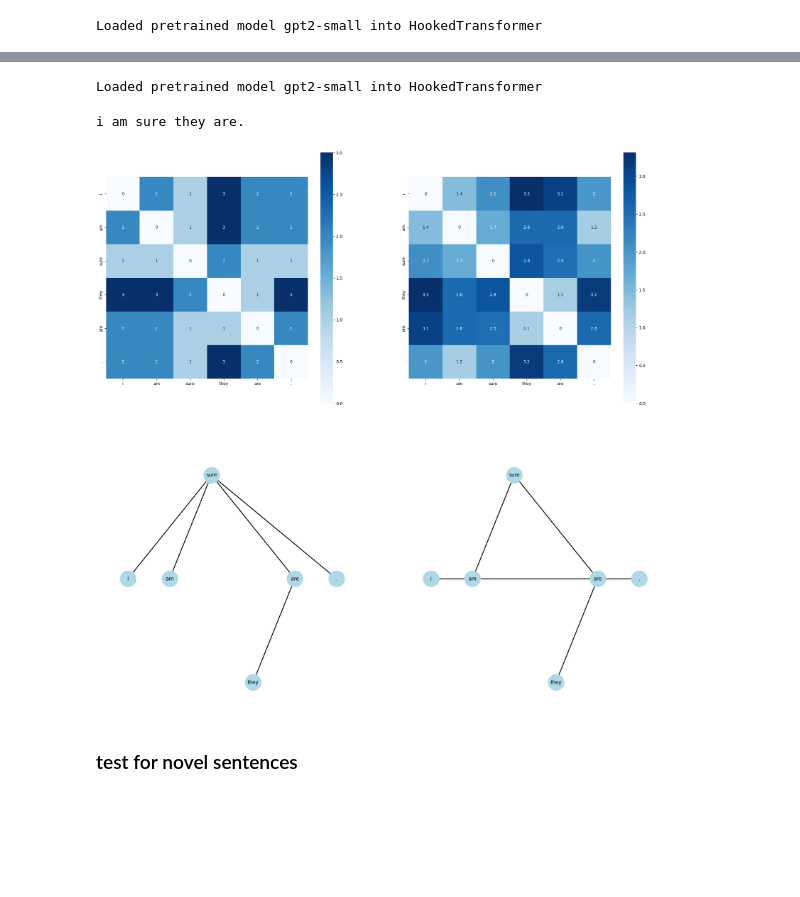
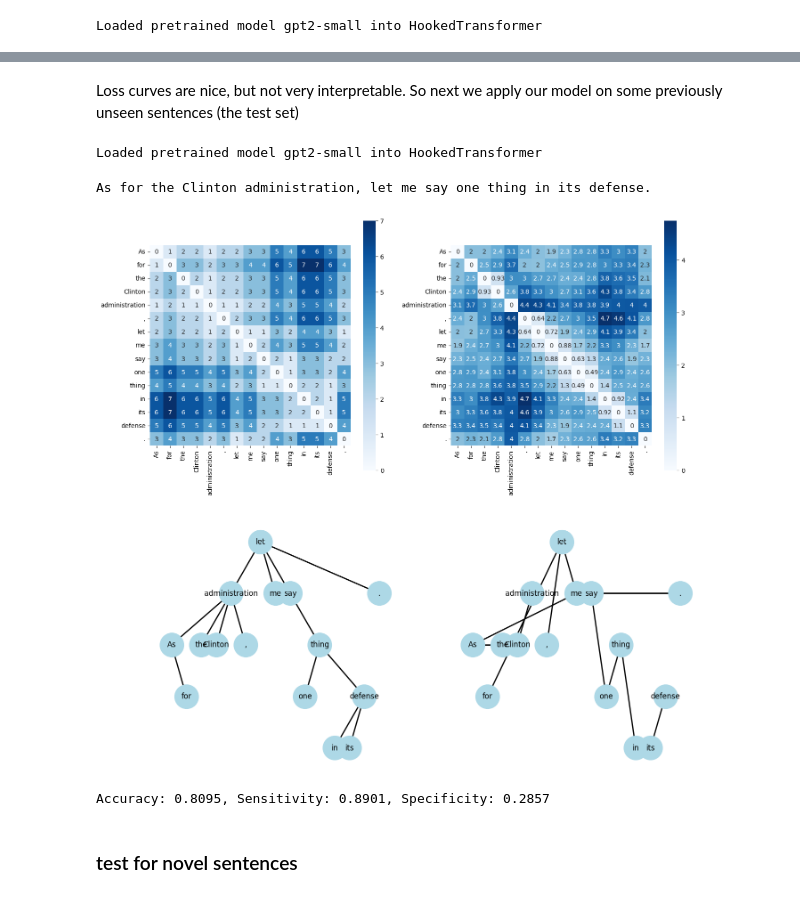
Before and after one commit to onjurgensen/probing_syntax_in_LLMs, a Jupyter notebook: probing_syntax_in_LLMs.ipynb, the cells around one changed output, grey strips where cells are left out. Drawn from its saved outputs; the diff is of its cells as text; code cells hidden in the pictures; blank space fills up the shorter version.

```diff
--- a/probing_syntax_in_LLMs.ipynb
+++ b/probing_syntax_in_LLMs.ipynb
@@ -626 +654,3 @@ ax[1].legend()
+# %% [markdown]
+Loss curves are nice, but not very interpretable. So next we apply our model on some previously unseen sentences (the test set)
 # %%
@@ -635,27 +664,27 @@ predictions = regimen.predict(probe, model, novel_dataloader)
 # %% [output]
 Loaded pretrained model gpt2-small into HookedTransformer
 # %%
-sentence_idx = 262
+sentence_idx = 199
 batch_size = 100
 batch_id = sentence_idx // batch_size
 idx_in_batch = sentence_idx % batch_size
 
 mat, ids, root_dist, forms = distance_matrix_from_sentence(sentences_test[sentence_idx])
 sentence = novel_sentences[sentence_idx]
 print(sentence.metadata["text"])
 
-fig, ax = plt.subplots(2, 2, figsize=(24, 24))
+fig, ax = plt.subplots(2, 2, figsize=(16, 16))
 # true mat
 sns.heatmap(mat, cmap = "Blues", square = True, annot = True, xticklabels=forms, yticklabels=forms, ax = ax[0, 0])
 # pred mat
 sns.heatmap(predictions[batch_id][idx_in_batch][:len(sentence), :len(sentence)],square=True,
             cmap = "Blues", annot = True, xticklabels=forms, yticklabels=forms,
             ax = ax[0, 1])
 
 graph_from_distance_matrix(mat, ids, root_dist, forms, ax=ax[1, 0])
 graph_from_distance_matrix(predictions[batch_id][idx_in_batch][:len(sentence), :len(sentence)], ids, root_dist, forms, ax=ax[1, 1])
 
 plt.show()
 # %% [output]
-i am sure they are.
+As for the Clinton administration, let me say one thing in its defense.
-[figure, old version]
+[figure, new version]
@@ -662,3 +694,32 @@ i am sure they are.
+# %%
+def compute_metrics(true_mat, pred_mat, threshold=1):
+    """
+    Computes accuracy, sensitivity, and specificity for predicted vs true distance matrices,
+    using only the upper triangular part (excluding diagonal).
+    """
+    # Binarize matrices
+    true_bin = (true_mat <= threshold).astype(int)
+    pred_bin = (pred_mat <= threshold).astype(int)
+    # Get upper triangular indices (excluding diagonal)
+    triu_idx = np.triu_indices_from(true_bin, k=1)
+    true_flat = true_bin[triu_idx]
+    pred_flat = pred_bin[triu_idx]
+    # Compute confusion matrix elements
+    TP = np.sum((true_flat == 1) & (pred_flat == 1))
+    TN = np.sum((true_flat == 0) & (pred_flat == 0))
+    FP = np.sum((true_flat == 0) & (pred_flat == 1))
+    FN = np.sum((true_flat == 1) & (pred_flat == 0))
+    # Metrics
+    accuracy = (TP + TN) / (TP + TN + FP + FN)
+    sensitivity = TP / (TP + FN) if (TP + FN) > 0 else 0
+    specificity = TN / (TN + FP) if (TN + FP) > 0 else 0
+    return accuracy, sensitivity, specificity
+
+
+accuracy, sensitivity, specificity = compute_metrics(m1, m2, threshold=0.001)
+print(f"Accuracy: {accuracy:.4f}, Sensitivity: {sensitivity:.4f}, Specificity: {specificity:.4f}")
+# %% [output]
+Accuracy: 0.8095, Sensitivity: 0.8901, Specificity: 0.2857
 # %% [markdown]
 ### test for novel sentences
 # %%
```
Also changed, not shown: parts of 9 cells of this notebook, 1 other file.
